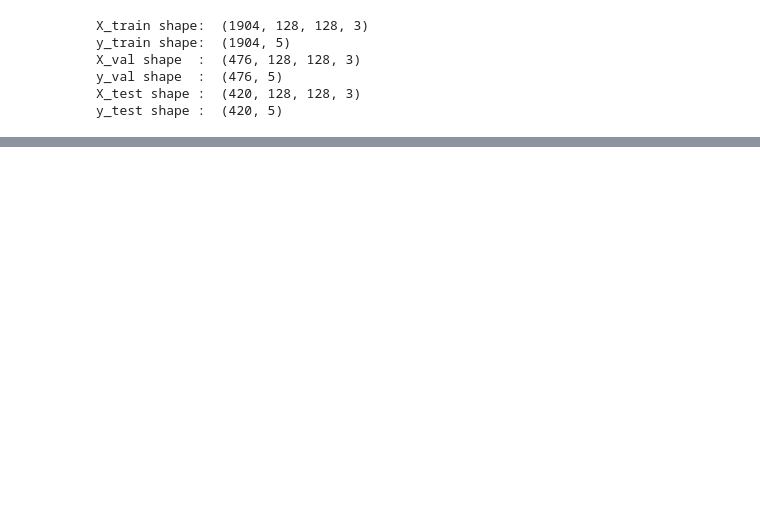
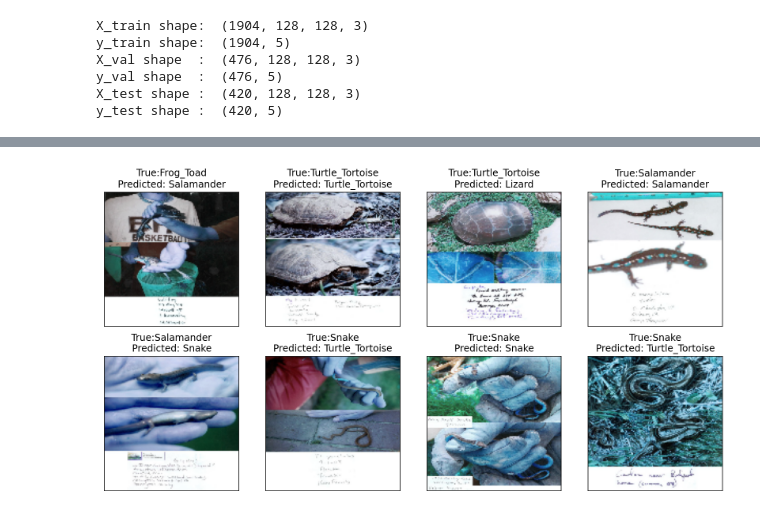
Before and after one commit to erikanfox/bme-reptile-identification, a Jupyter notebook: code/pairs_base_model.ipynb, the cells around one changed output, grey strips where cells are left out. Saved outputs shown, nothing was run; the diff lists cells and outputs as text; code cells hidden in the pictures; blank space fills up the shorter version.

```diff
--- a/code/pairs_base_model.ipynb
+++ b/code/pairs_base_model.ipynb
@@ -287,0 +286,17 @@ plt.show()
+# %%
+def show_images(image_list):
+    for i in image_list:
+        plt.imshow(i)
+        plt.pause(0.5)
+
+def convertToArray(image_list):
+    image_array_list=[]
+    for i in image_list:
+        image_array_list.append(np.asarray(i))
+    return pd.Series(image_array_list)
+
+def convertToImage(image_array_list):
+    image_list=[]
+    for i in image_array_list:
+        image_list.append(Image.fromarray(i))
+    return pd.Series(image_list)
@@ -287,0 +329,4 @@ plt.show()
+# %%
+atlas_test = read_atlas_data(["Crocodile_Alligator","Gecko"])
+atlas_test.target.value_counts()
+X_atlas, y_atlas = basic_preprocess(atlas_test)
@@ -287,0 +356,6 @@ plt.show()
+# %%
+atlas_label_key = {0: "Frog_Toad",
+                   1: "Salamander",
+                   2: "Snake",
+                   3: "Turtle_Tortoise",
+                   4: "Lizard"}
@@ -287,0 +366,6 @@ plt.show()
+# %%
+atlas_y_pred = model.predict(X_atlas)
+atlas_y_pred_classes = np.argmax(atlas_y_pred, axis = 1)
+atlas_y_test_classes = np.argmax(y_atlas, axis = 1)
+atlas_predicted=pd.DataFrame({"True":atlas_y_test_classes,"Pred":atlas_y_pred_classes})
+atlas_predicted=atlas_predicted.replace({"True": atlas_label_key,"Pred":atlas_label_key})
@@ -287,0 +376,12 @@ plt.show()
+# %%
+plt.figure(figsize=(14,7))
+i = 1
+for each in range(8):
+    plt.subplot(2,4,i)
+    plt.imshow(Image.fromarray(X_atlas[each]))
+    plt.title("True:"+str(atlas_predicted['True'].loc[each])+"\nPredicted: "+str(atlas_predicted['Pred'].loc[each]))
+    plt.xticks([])
+    plt.yticks([])
+    i += 1
+# %% [output]
+[figure, added]
```
Also changed, not shown: parts of 16 cells of this notebook, 6 other files.
